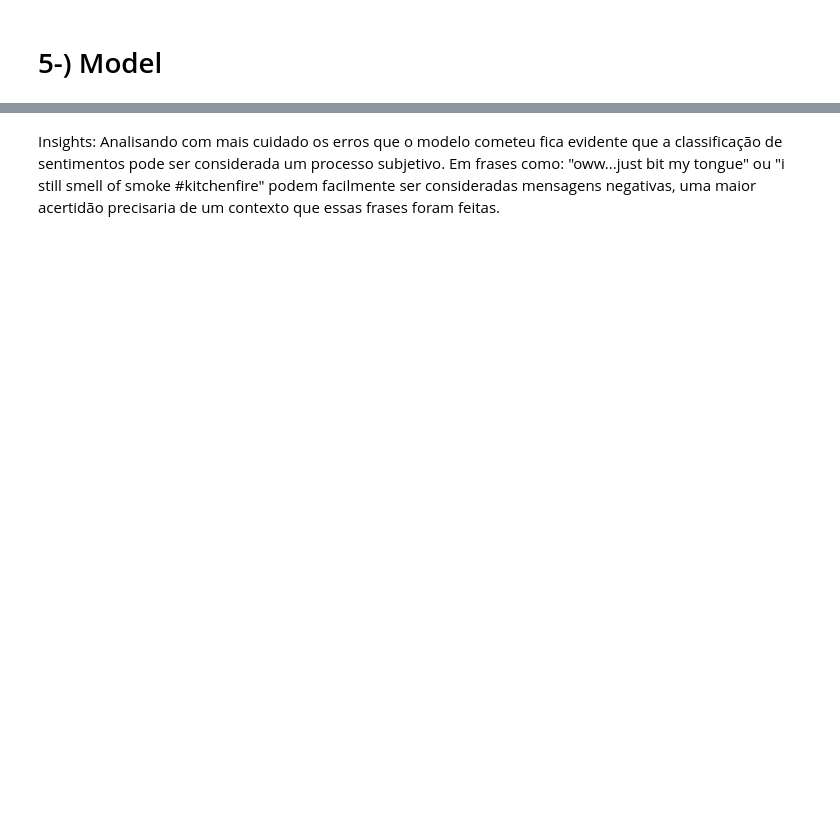
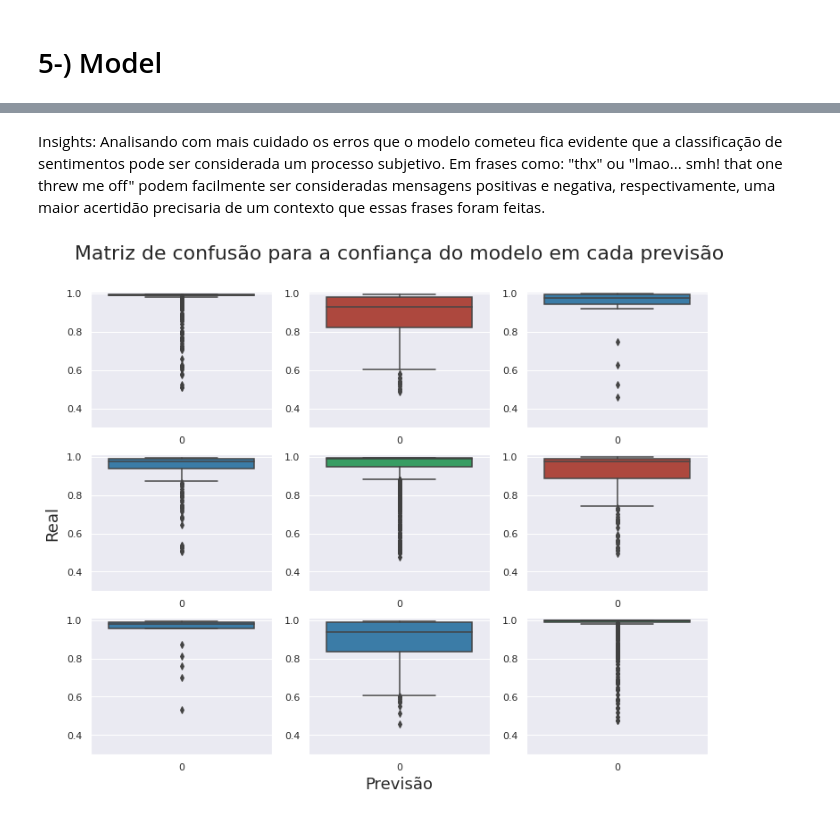
Before and after one commit to Fillipe16/NLP_Tweets, a Jupyter notebook: tweets_sentimental_classification.ipynb, the cells around one changed output, grey strips where cells are left out. Drawn from its saved outputs; the diff is of its cells as text; code cells hidden in the pictures; blank space fills up the shorter version.

```diff
--- a/tweets_sentimental_classification.ipynb
+++ b/tweets_sentimental_classification.ipynb
@@ -446,2 +410,25 @@ display(erros_df)
 # %% [markdown]
-Insights: Analisando com mais cuidado os erros que o modelo cometeu fica evidente que a classificação de sentimentos pode ser considerada um processo subjetivo. Em frases como: "oww...just bit my tongue" ou "i still smell of smoke #kitchenfire" podem facilmente ser consideradas mensagens negativas, uma maior acertidão precisaria de um contexto que essas frases foram feitas.
+Insights: Analisando com mais cuidado os erros que o modelo cometeu fica evidente que a classificação de sentimentos pode ser considerada um processo subjetivo. Em frases como: "thx" ou "lmao... smh! that one threw me off" podem facilmente ser consideradas mensagens positivas e negativa, respectivamente, uma maior acertidão precisaria de um contexto que essas frases foram feitas.
+# %%
+# Análise gráfica da confiança do modelo em cada previsão
+
+fig,ax = plt.subplots(3,3,figsize=(12,9))
+criticos = [(0,1),(1,2)]
+for i in range(3):
+  for j in range(3):
+      mask = ((evaluation_val_df.label==j) & (evaluation_val_df.label_true==i))
+      if((i,j) in criticos):
+        color='#c0392b'
+      elif(i==j):
+        color='#27ae60'
+      else:
+        color='#2980b9'
+      sns.boxplot(data = evaluation_val_df[mask]['score'].values,color=color,ax=ax[i,j])
+      ax[i,j].set_ylim(0.3,1.01)
+fig.suptitle("Matriz de confusão para a confiança do modelo em cada previsão",fontsize=22)
+fig.text(0.5, 0.04, 'Previsão', ha='center',fontsize=18)
+fig.text(0.04, 0.5, 'Real', va='center', rotation='vertical',fontsize=18)
+fig.subplots_adjust(top=0.90,left=0.1,bottom=0.1)
+plt.show()
+# %% [output]
+[figure, added]
```
Also changed, not shown: parts of 17 cells of this notebook, 1 other file.
